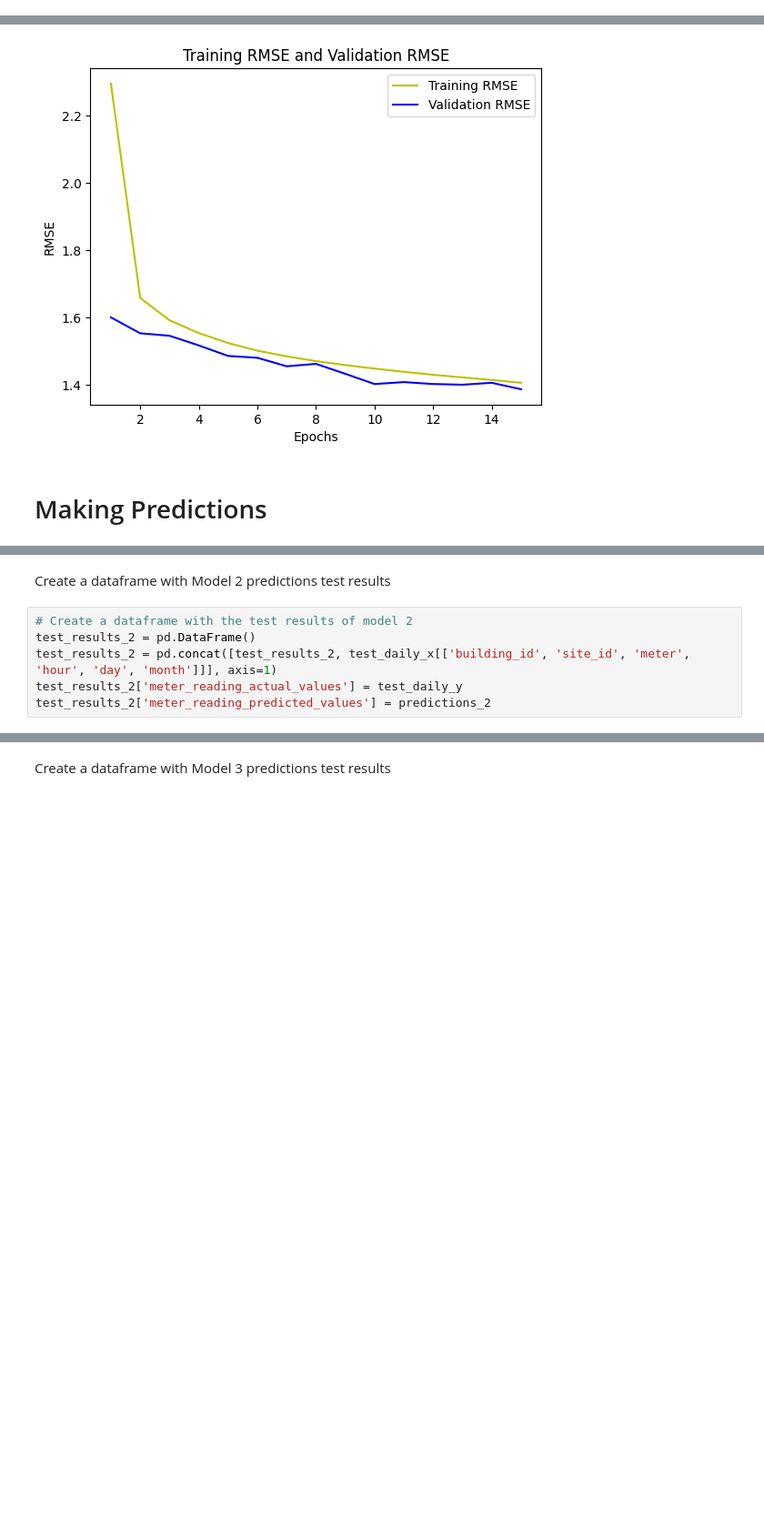
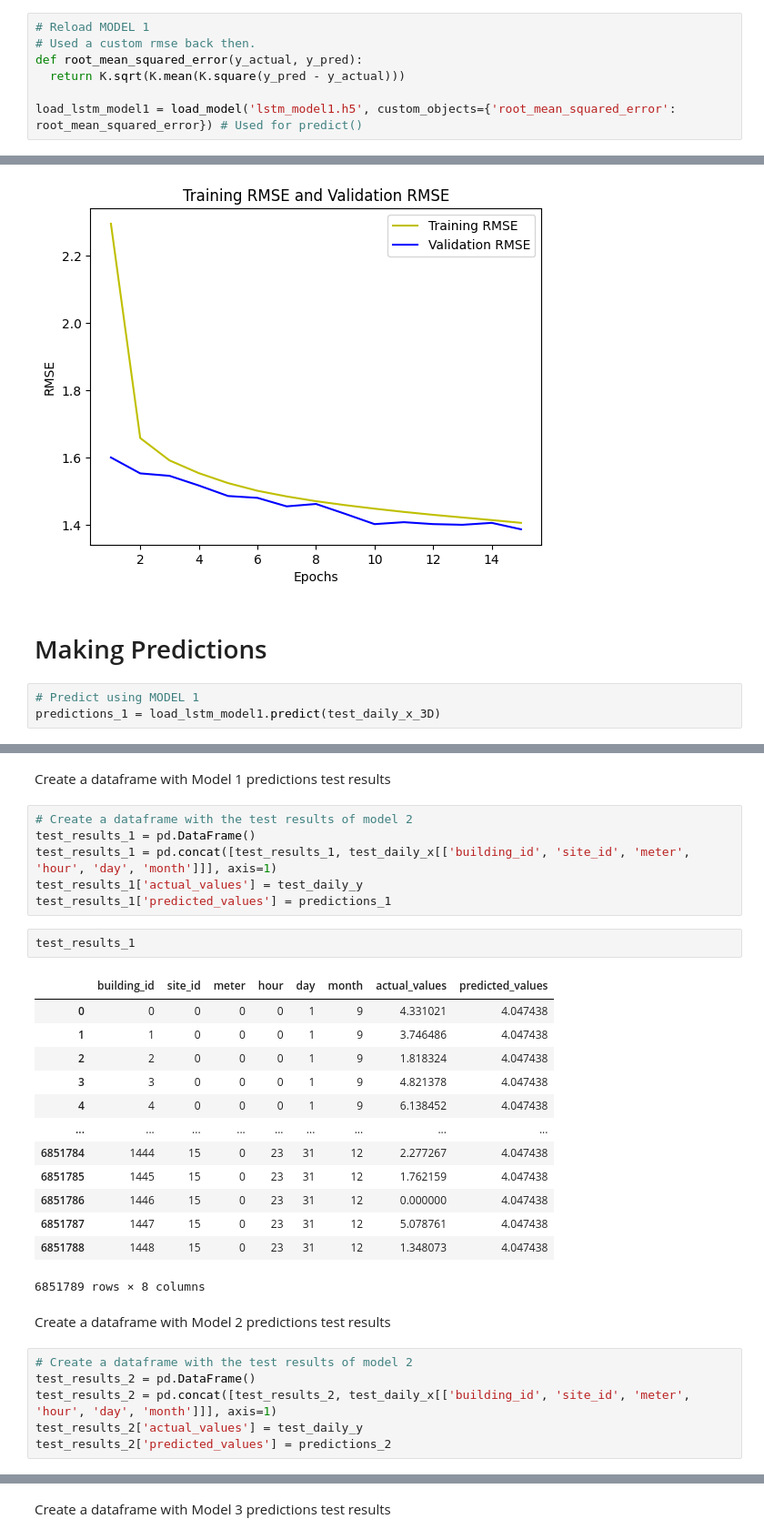
Before and after one commit to Shereen74/graduation_project, a Jupyter notebook: LSTM_GP.ipynb, the cells around one changed output, grey strips where cells are left out. Shown at 91% size. Drawn from its saved outputs; the diff is of its cells as text; blank space fills up the shorter version.

```diff
--- a/LSTM_GP.ipynb
+++ b/LSTM_GP.ipynb
@@ -555,6 +544,13 @@ WARNING:absl:Found untraced functions such as lstm_cell_2_layer_call_fn, lstm_ce
 # lstm_model3.save('./Models/lstm_model3.h5')
 # %% [markdown]
 # Reload Models
+# %%
+# Reload MODEL 1
+# Used a custom rmse back then.
+def root_mean_squared_error(y_actual, y_pred):
+  return K.sqrt(K.mean(K.square(y_pred - y_actual)))
+
+load_lstm_model1 = load_model('lstm_model1.h5', custom_objects={'root_mean_squared_error': root_mean_squared_error}) # Used for predict()
 # %%
 # Reload MODEL 2
 load_lstm_model2 = load_model('./Models/lstm_model2.h5') # Used for predict()
@@ -601,3 +597,6 @@ plt.show()
 [figure]
 # %% [markdown]
 # Making Predictions
+# %%
+# Predict using MODEL 1
+predictions_1 = load_lstm_model1.predict(test_daily_x_3D)
@@ -614,8 +615,32 @@ predictions_3 = load_lstm_model3.predict(test_x_scaled_3D)
+# %% [markdown]
+Create a dataframe with Model 1 predictions test results
+# %%
+# Create a dataframe with the test results of model 2
+test_results_1 = pd.DataFrame()
+test_results_1 = pd.concat([test_results_1, test_daily_x[['building_id', 'site_id', 'meter', 'hour', 'day', 'month']]], axis=1)
+test_results_1['actual_values'] = test_daily_y
+test_results_1['predicted_values'] = predictions_1
+# %%
+test_results_1
+# %% [output]
+|  | building_id | site_id | meter | hour | day | month | actual_values | predicted_values |
+| 0 | 0 | 0 | 0 | 0 | 1 | 9 | 4.331021 | 4.047438 |
+| 1 | 1 | 0 | 0 | 0 | 1 | 9 | 3.746486 | 4.047438 |
+| 2 | 2 | 0 | 0 | 0 | 1 | 9 | 1.818324 | 4.047438 |
+| 3 | 3 | 0 | 0 | 0 | 1 | 9 | 4.821378 | 4.047438 |
+| 4 | 4 | 0 | 0 | 0 | 1 | 9 | 6.138452 | 4.047438 |
+| ... | ... | ... | ... | ... | ... | ... | ... | ... |
+| 6851784 | 1444 | 15 | 0 | 23 | 31 | 12 | 2.277267 | 4.047438 |
+| 6851785 | 1445 | 15 | 0 | 23 | 31 | 12 | 1.762159 | 4.047438 |
+| 6851786 | 1446 | 15 | 0 | 23 | 31 | 12 | 0.000000 | 4.047438 |
+| 6851787 | 1447 | 15 | 0 | 23 | 31 | 12 | 5.078761 | 4.047438 |
+| 6851788 | 1448 | 15 | 0 | 23 | 31 | 12 | 1.348073 | 4.047438 |
+6851789 rows × 8 columns
 # %% [markdown]
 Create a dataframe with Model 2 predictions test results
 # %%
 # Create a dataframe with the test results of model 2
 test_results_2 = pd.DataFrame()
 test_results_2 = pd.concat([test_results_2, test_daily_x[['building_id', 'site_id', 'meter', 'hour', 'day', 'month']]], axis=1)
-test_results_2['meter_reading_actual_values'] = test_daily_y
-test_results_2['meter_reading_predicted_values'] = predictions_2
+test_results_2['actual_values'] = test_daily_y
+test_results_2['predicted_values'] = predictions_2
```
Also changed, not shown: parts of 31 cells of this notebook.
